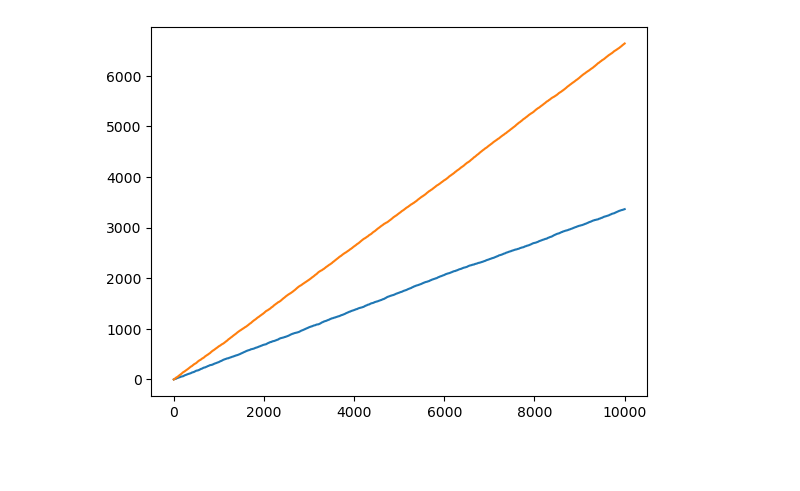
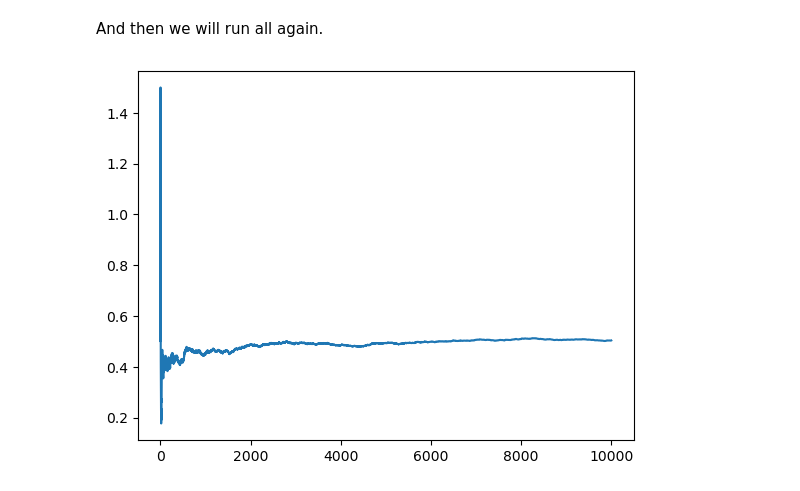
Before and after one commit to Aaronro16/Monty-Hall-Python, a Jupyter notebook: main.ipynb, the cells around one changed output. Saved outputs shown, nothing was run; the diff lists cells and outputs as text; code cells hidden in the pictures; blank space fills up the shorter version.

```diff
--- a/main.ipynb
+++ b/main.ipynb
@@ -63,5 +71,5 @@ class Result:
 # %%
-contest = Contest(3,"Monty")
+contest = Contest(3)
 result = Result()
 
 for i in range(10000):
@@ -88,13 +160,16 @@ plt.show()
+# %% [markdown]
+And then we will run all again.
 # %%
-contest = Contest(3,"None")
+contest = Contest(3,"Stay")
 result = Result()
 
 for i in range(10000):
     result.add(contest.go())
 
-plt.plot(result.wins)
-plt.plot(result.looses)
+df = pd.DataFrame(list(zip(result.wins, result.looses)),
+               columns =['wins', 'loses'])
 
+plt.plot(df['wins']/df['loses'] )
 plt.show()
 # %% [output]
-[figure, old version]
+[figure, new version]
```
Also changed, not shown: parts of 16 cells of this notebook, 6 other files.
